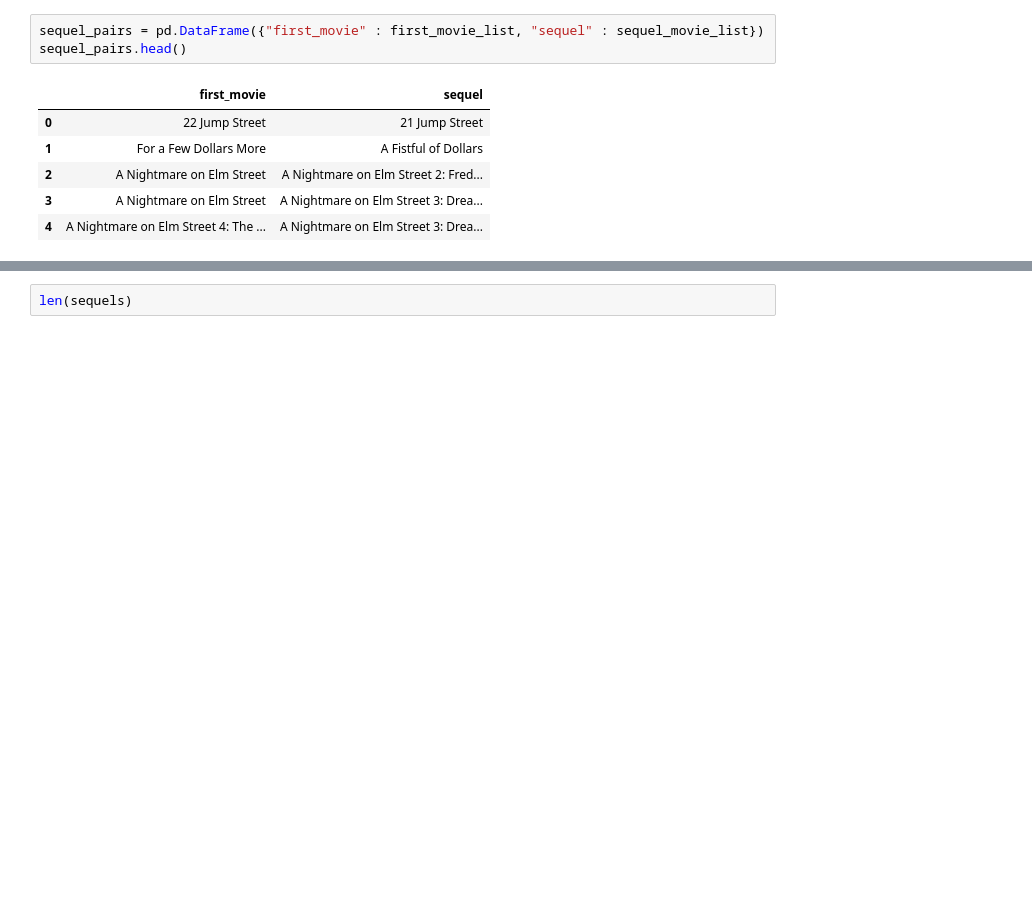
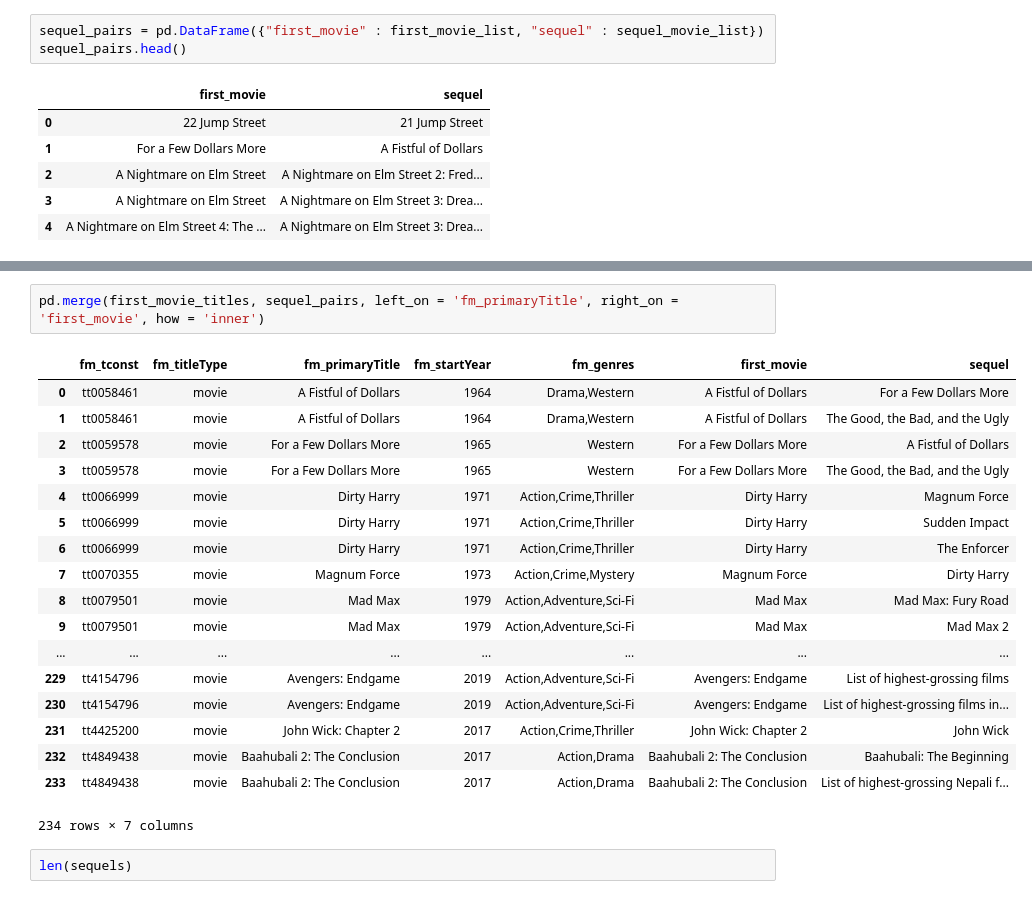
Before and after one commit to MaximeKan/Semi-Supervised, a Jupyter notebook: Identify_sequels.ipynb, the cells around one changed output, grey strips where cells are left out. Cells and saved outputs as stored; diff of their text form; blank space fills up the shorter version.

```diff
--- a/Identify_sequels.ipynb
+++ b/Identify_sequels.ipynb
@@ -99,6 +133,27 @@ first_movie_titles.head()
 | 65684 | tt0066999 | movie | Dirty Harry | 1971 | Action,Crime,Thriller |
 | 68950 | tt0070355 | movie | Magnum Force | 1973 | Action,Crime,Mystery |
 | 77852 | tt0079501 | movie | Mad Max | 1979 | Action,Adventure,Sci-Fi |
+# %%
+pd.merge(first_movie_titles, sequel_pairs, left_on = 'fm_primaryTitle', right_on = 'first_movie', how = 'inner')
+# %% [output]
+|  | fm_tconst | fm_titleType | fm_primaryTitle | fm_startYear | fm_genres | first_movie | sequel |
+| 0 | tt0058461 | movie | A Fistful of Dollars | 1964 | Drama,Western | A Fistful of Dollars | For a Few Dollars More |
+| 1 | tt0058461 | movie | A Fistful of Dollars | 1964 | Drama,Western | A Fistful of Dollars | The Good, the Bad, and the Ugly |
+| 2 | tt0059578 | movie | For a Few Dollars More | 1965 | Western | For a Few Dollars More | A Fistful of Dollars |
+| 3 | tt0059578 | movie | For a Few Dollars More | 1965 | Western | For a Few Dollars More | The Good, the Bad, and the Ugly |
+| 4 | tt0066999 | movie | Dirty Harry | 1971 | Action,Crime,Thriller | Dirty Harry | Magnum Force |
+| 5 | tt0066999 | movie | Dirty Harry | 1971 | Action,Crime,Thriller | Dirty Harry | Sudden Impact |
+| 6 | tt0066999 | movie | Dirty Harry | 1971 | Action,Crime,Thriller | Dirty Harry | The Enforcer |
+| 7 | tt0070355 | movie | Magnum Force | 1973 | Action,Crime,Mystery | Magnum Force | Dirty Harry |
+| 8 | tt0079501 | movie | Mad Max | 1979 | Action,Adventure,Sci-Fi | Mad Max | Mad Max: Fury Road |
+| 9 | tt0079501 | movie | Mad Max | 1979 | Action,Adventure,Sci-Fi | Mad Max | Mad Max 2 |
+| ... | ... | ... | ... | ... | ... | ... | ... |
+| 229 | tt4154796 | movie | Avengers: Endgame | 2019 | Action,Adventure,Sci-Fi | Avengers: Endgame | List of highest-grossing films |
+| 230 | tt4154796 | movie | Avengers: Endgame | 2019 | Action,Adventure,Sci-Fi | Avengers: Endgame | List of highest-grossing films in... |
+| 231 | tt4425200 | movie | John Wick: Chapter 2 | 2017 | Action,Crime,Thriller | John Wick: Chapter 2 | John Wick |
+| 232 | tt4849438 | movie | Baahubali 2: The Conclusion | 2017 | Action,Drama | Baahubali 2: The Conclusion | Baahubali: The Beginning |
+| 233 | tt4849438 | movie | Baahubali 2: The Conclusion | 2017 | Action,Drama | Baahubali 2: The Conclusion | List of highest-grossing Nepali f... |
+234 rows × 7 columns
 # %%
 len(sequels)
 # %% [output]
```
Also changed, not shown: parts of 6 cells of this notebook.
